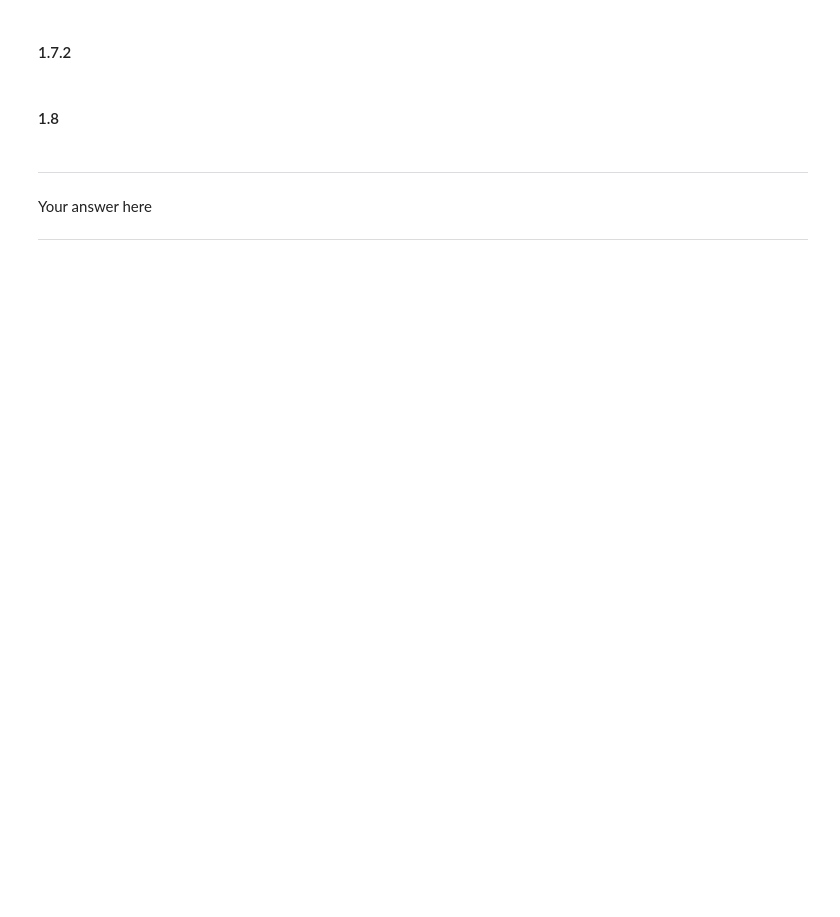
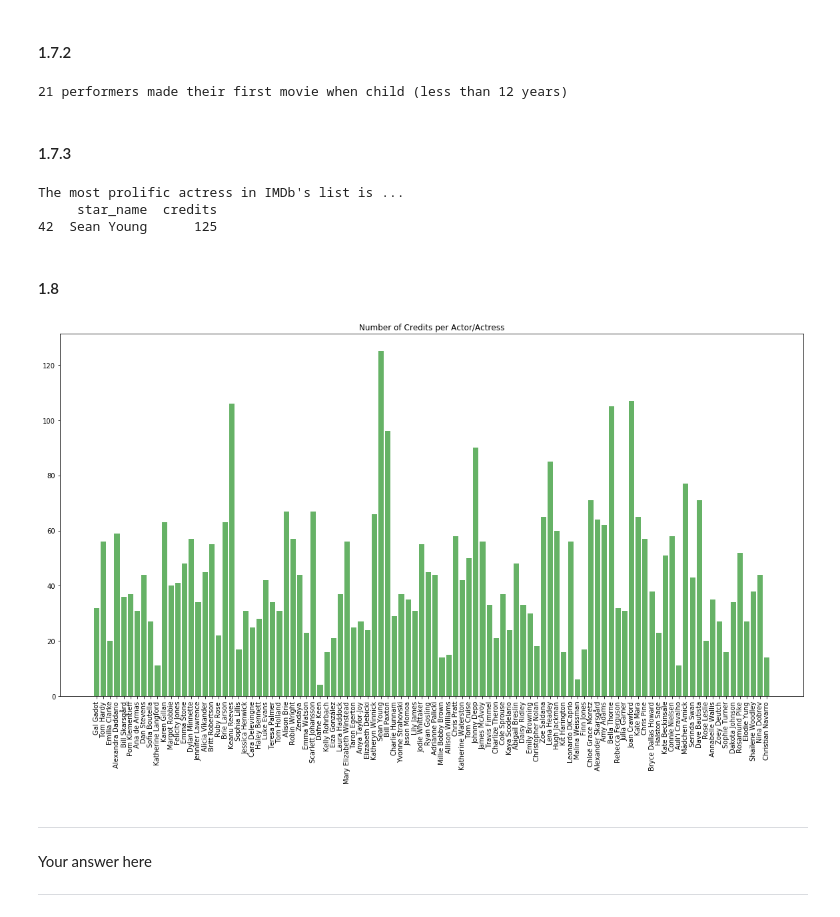
Before and after one commit to lucasmoschen/data-science-fundamentals, a Jupyter notebook: homeworks/cs109a_hw1/S109a_hw1.ipynb, the cells around one changed output. Drawn from its saved outputs; the diff is of its cells as text; code cells hidden in the pictures; blank space fills up the shorter version.

```diff
--- a/homeworks/cs109a_hw1/S109a_hw1.ipynb
+++ b/homeworks/cs109a_hw1/S109a_hw1.ipynb
@@ -664 +663,4 @@ Your output should look like this:
 import json
+# %%
+with open('starinfo.json', 'w', encoding='latin-1') as f:
+    json.dump(star_table, f)
@@ -668,0 +672,6 @@ import json
+# %%
+# your code here
+with open('starinfo.json', 'r', encoding = 'latin-1') as f:
+    data = json.load(f)
+starinfo = pd.DataFrame(data)
+starinfo.info()
@@ -668,0 +690,9 @@ import json
+# %%
+# cleaning NaN values (I searched his year_born)
+starinfo.set_value(99, 'year_born', 1991)
+# The year of Daysy first movie is wrong in the website. I'm fixing it
+starinfo.set_value(63, 'year_first_movie', '2012')
+starinfo.year_born = starinfo.year_born.astype('int')
+starinfo.gender = starinfo.gender.astype('bool')
+starinfo.year_first_movie = [int(i[0:4]) for i in starinfo.year_first_movie]
+starinfo.info()
@@ -669,2 +711,4 @@ import json
+# %%
+starinfo['age_at_first_movie'] = starinfo.year_first_movie - starinfo.year_born
 # %% [markdown]
 #### 1.7.1
@@ -680,2 +724,21 @@ Your output should look like this:<BR>
+# %%
+# your code here. I considerer 'less' as < signal.
+child = 12
+performers_child = starinfo[starinfo.age_at_first_movie < child]
+print("{} performers made their first movie when child (less than {} years)". format(len(performers_child), child))
+# %% [output]
+21 performers made their first movie when child (less than 12 years)
+# %% [markdown]
+#### 1.7.3
+# %%
+# your code here
+act = starinfo[starinfo['credits'] == starinfo['credits'].max()][['star_name','credits']]
+print("The most prolific actress in IMDb's list is ...")
+time.sleep(1)
+print(act)
+# %% [output]
+The most prolific actress in IMDb's list is ...
+     star_name  credits
+42  Sean Young      125
 # %% [markdown]
 #### 1.8
@@ -684,3 +745,11 @@ Your output should look like this:<BR>
+# %%
+plt.figure(figsize = (20,10))
+plt.bar(list(range(len(starinfo.star_name))), starinfo.credits, color = 'green', alpha = 0.6)
+plt.title("Number of Credits per Actor/Actress")
+plt.xticks(list(range(len(starinfo.star_name))), starinfo.star_name,rotation=90)
+plt.show()
+# %% [output]
+[figure, added]
 # %% [markdown]
 <HR>
 
```
Also changed, not shown: parts of 10 cells of this notebook, 1 other file.
